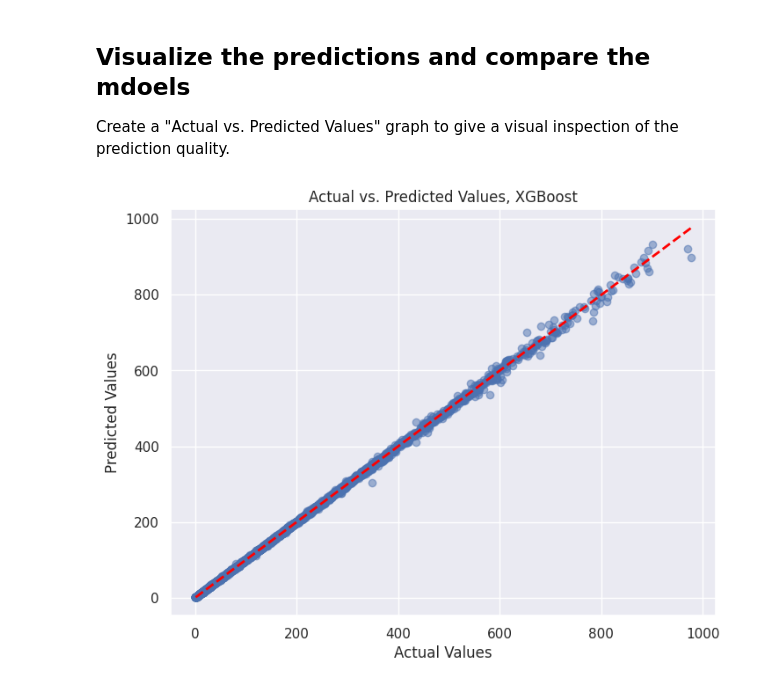
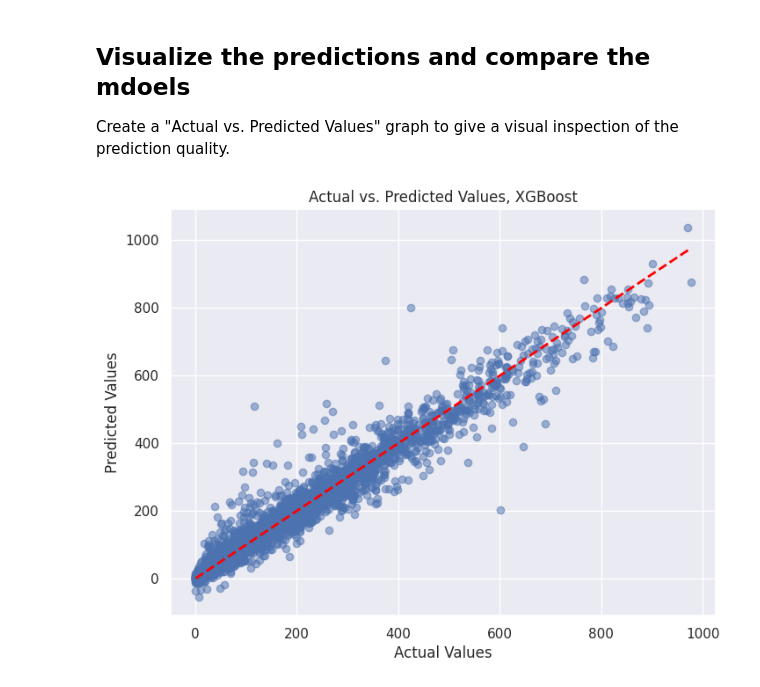
Before and after one commit to mariacastrom00/AI_exercises_MJCM, a Jupyter notebook: Exercise_2_regression_model/Assignment_1_Regression_model.ipynb, the cells around one changed output. Cells and saved outputs as stored; diff of their text form; code cells hidden in the pictures.

```diff
--- a/Exercise_2_regression_model/Assignment_1_Regression_model.ipynb
+++ b/Exercise_2_regression_model/Assignment_1_Regression_model.ipynb
@@ -128,17 +128,17 @@ Before training the model think about data processing and feature engineering st
 - one hot encoding
 - ...
 # %%
-# CHOOSE THE FIRST!!!!
+# DROP 1 IS THE ONE I WILL CHOOSE!!!!
 
 # What: instant, casual, registered, atemp. Why: atemp felt like a combination of windspeed+temp+wheathersit (redundant to have with temp),
 # instant felt unncessesary (observation identifier), casual and registered was the sum of cnt so it felt like overflowing of information (prevent target leakage).
 # Score: 0.7697409247091815
-# X_original.drop(columns=['instant', 'casual', 'registered', 'atemp'], inplace=True)
+X_original.drop(columns=['instant', 'casual', 'registered', 'atemp'], inplace=True)
 
 # What: workingday, weekday, holiday. Why: When doing the correlation matrix, these had the lowest values
 # Score: 0.9999930860825843
 # Feels bad? Too god to be true...
-X_original.drop(columns=['workingday', 'weekday', 'holiday', 'atemp'], inplace=True)
+# X_original.drop(columns=['workingday', 'weekday', 'holiday', 'atemp'], inplace=True)
 
 # What: workingday, weekday, holiday. Why: When doing the correlation matrix, these had the lowest values
 # Score: 0.7158197943382574
@@ -342,24 +375,24 @@ Create a "Actual vs. Predicted Values" graph to give a visual inspection of the
 # %%
 import matplotlib.pyplot as plt
 # y_test contains the actual target values for the test dataset
 # y_pred contains the predicted values for the test dataset
 
 # Create a scatter plot to visualize the relationship
 plt.figure(figsize=(8, 6))
-plt.scatter(y_test, y_pred_xgb, alpha=0.5)  # Plot actual vs. predicted values
+plt.scatter(y_test, y_pred, alpha=0.5) # Plot actual vs. predicted values
 
 # Add labels and title
 plt.xlabel("Actual Values")
 plt.ylabel("Predicted Values")
 plt.title("Actual vs. Predicted Values, XGBoost")
 
 # Add a diagonal line for reference (perfect predictions)
 plt.plot([min(y_test), max(y_test)], [min(y_test), max(y_test)], linestyle='--', color='red', lw=2)
 
 # Show the plot
 plt.show()
 # %% [output]
-[figure, old version]
+[figure, new version]
 # %%
 # Actual VS Predicted Values
 
```
Also changed, not shown: parts of 6 cells of this notebook.
